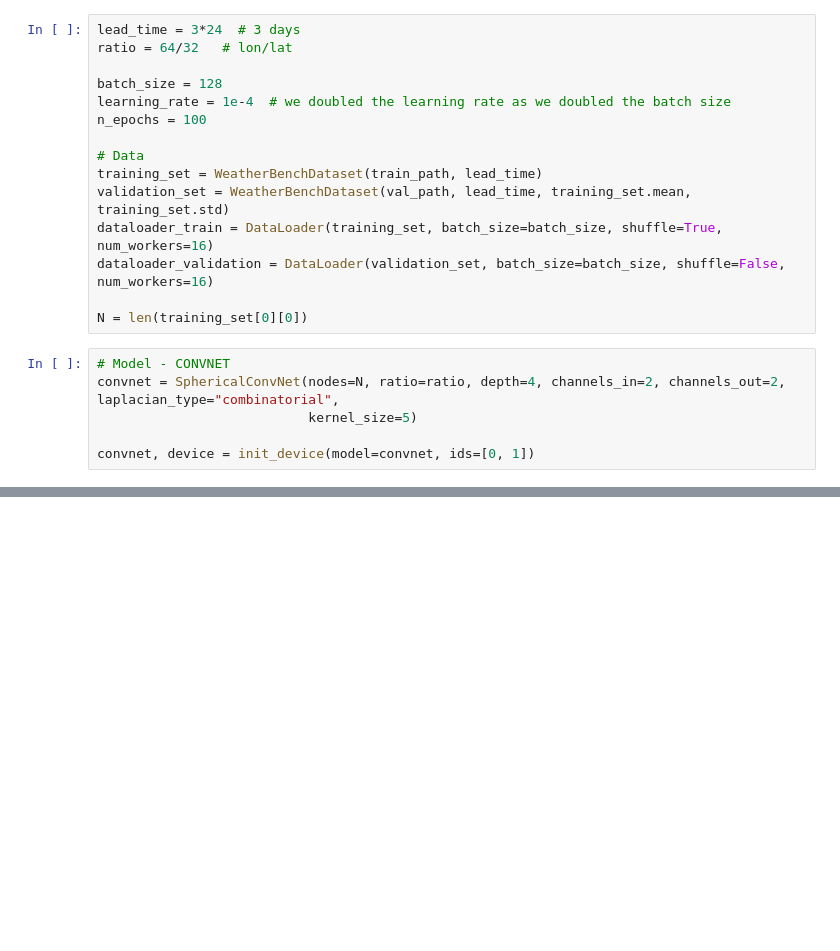
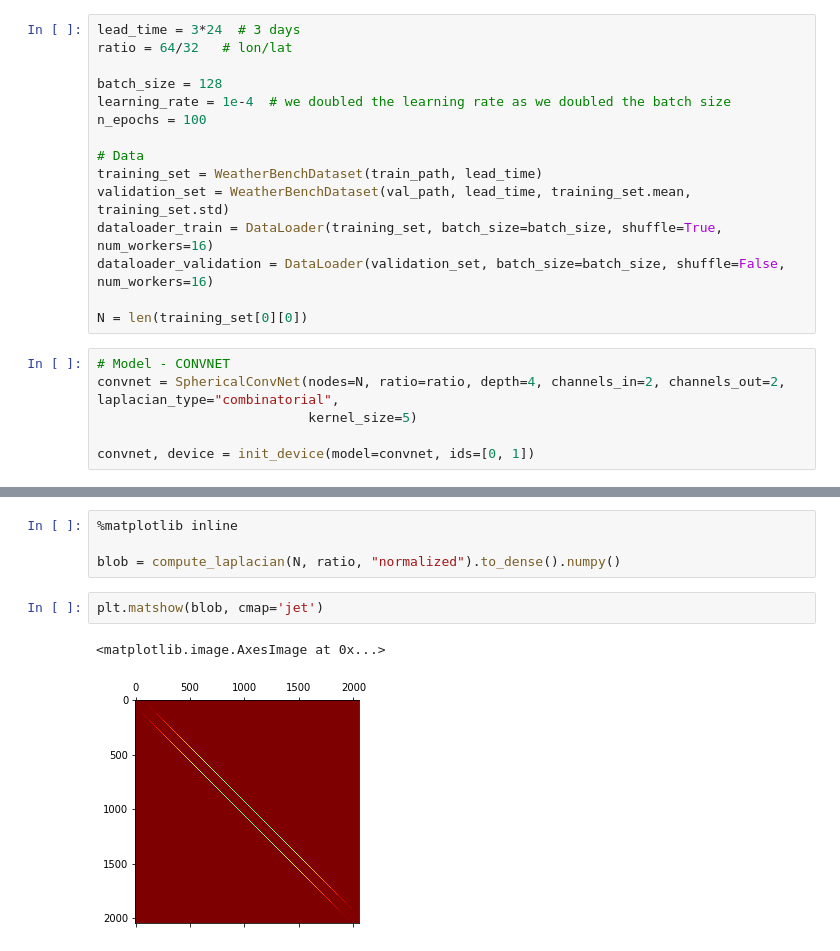
Before and after one commit to deepsphere/deepsphere-weather, a Jupyter notebook: notebooks/data_processing.ipynb, the cells around one changed output, grey strips where cells are left out. Drawn from its saved outputs; the diff is of its cells as text; blank space fills up the shorter version.

Commit message:
added normalized laplacian model

```diff
--- a/notebooks/data_processing.ipynb
+++ b/notebooks/data_processing.ipynb
@@ -679,0 +781,9 @@ Data variables:
+# %%
+%matplotlib inline
+
+blob = compute_laplacian(N, ratio, "normalized").to_dense().numpy()
+# %%
+plt.matshow(blob, cmap='jet')
+# %% [output]
+<matplotlib.image.AxesImage at 0x...>
+[figure, added]
```
Also changed, not shown: parts of 54 cells of this notebook.
